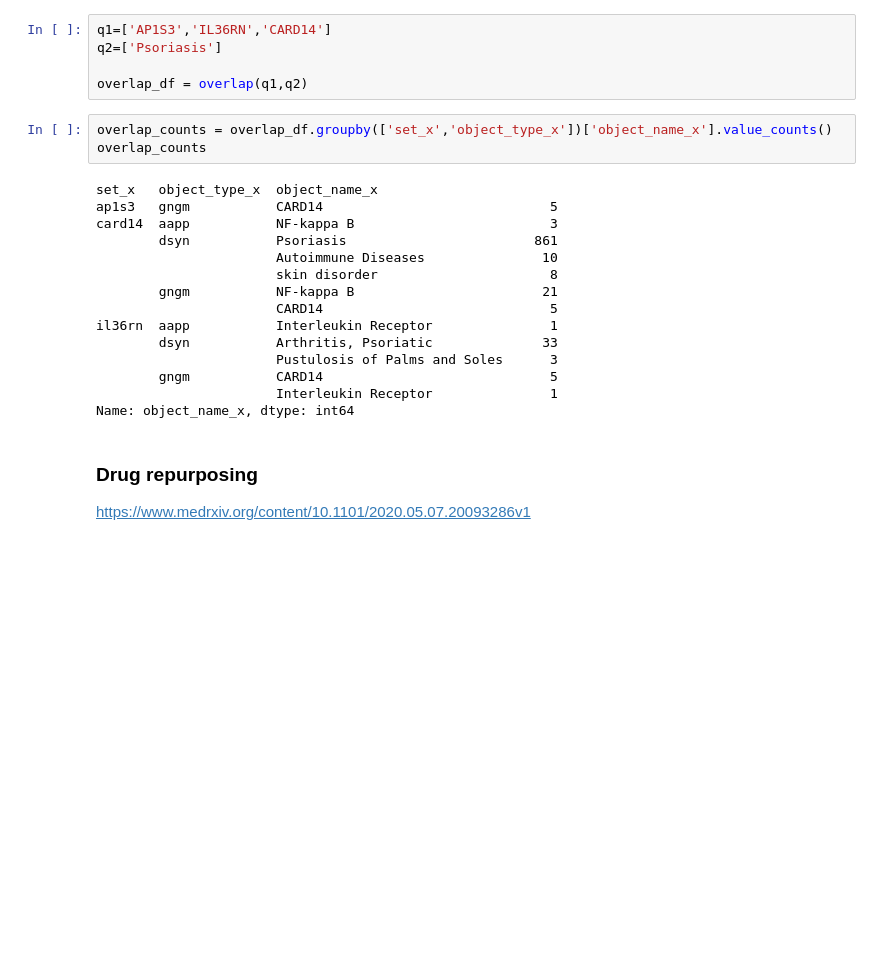
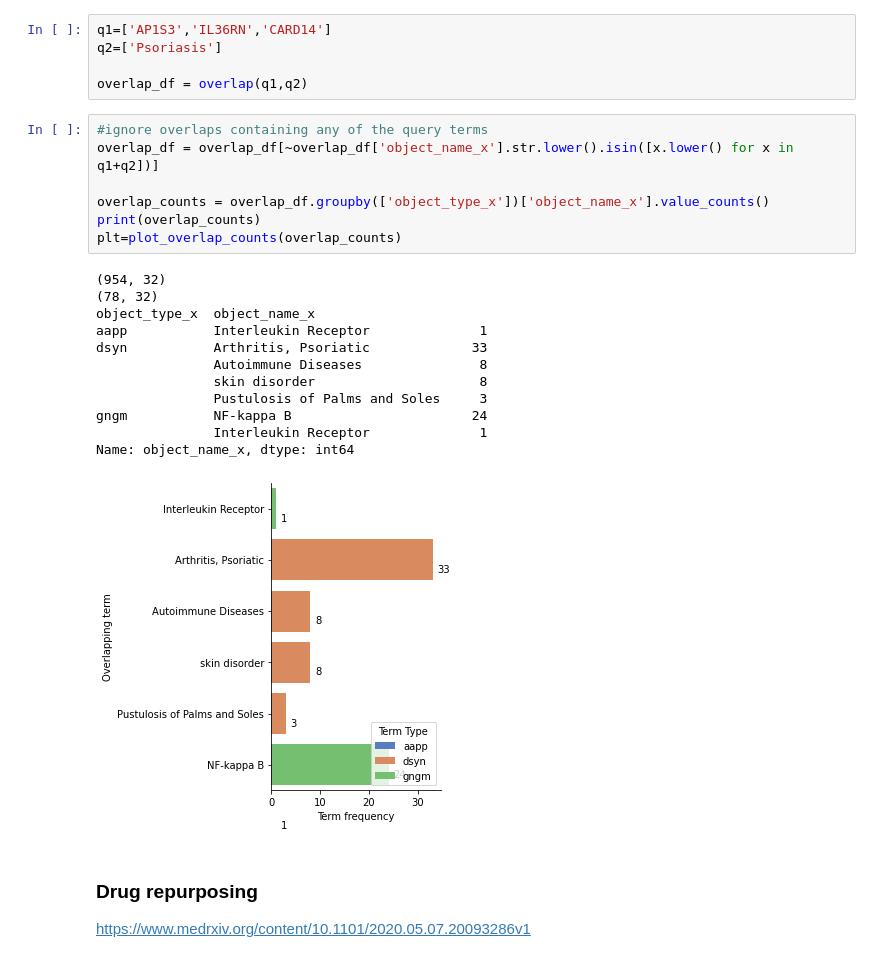
Before and after one commit to MRCIEU/MELODI-Presto, a Jupyter notebook: notebooks/use-cases.ipynb, the cells around one changed output. Cells and saved outputs as stored; diff of their text form; blank space fills up the shorter version.

Commit message:
adding overlap plot

```diff
--- a/notebooks/use-cases.ipynb
+++ b/notebooks/use-cases.ipynb
@@ -25,24 +25,26 @@ q1=['AP1S3','IL36RN','CARD14']
 q2=['Psoriasis']
 
 overlap_df = overlap(q1,q2)
-# %%
-overlap_counts = overlap_df.groupby(['set_x','object_type_x'])['object_name_x'].value_counts()
-overlap_counts
-# %% [output]
-set_x   object_type_x  object_name_x
-ap1s3   gngm           CARD14                             5
-card14  aapp           NF-kappa B                         3
-        dsyn           Psoriasis                        861
-                       Autoimmune Diseases               10
-                       skin disorder                      8
-        gngm           NF-kappa B                        21
-                       CARD14                             5
-il36rn  aapp           Interleukin Receptor               1
-        dsyn           Arthritis, Psoriatic              33
-                       Pustulosis of Palms and Soles      3
-        gngm           CARD14                             5
-                       Interleukin Receptor               1
-Name: object_name_x, dtype: int64
+# %%
+#ignore overlaps containing any of the query terms
+overlap_df = overlap_df[~overlap_df['object_name_x'].str.lower().isin([x.lower() for x in q1+q2])]
+
+overlap_counts = overlap_df.groupby(['object_type_x'])['object_name_x'].value_counts()
+print(overlap_counts)
+plt=plot_overlap_counts(overlap_counts)
+# %% [output]
+(954, 32)
+(78, 32)
+object_type_x  object_name_x
+aapp           Interleukin Receptor              1
+dsyn           Arthritis, Psoriatic             33
+               Autoimmune Diseases               8
+               skin disorder                     8
+               Pustulosis of Palms and Soles     3
+gngm           NF-kappa B                       24
+               Interleukin Receptor              1
+Name: object_name_x, dtype: int64
+[figure, added]
 # %% [markdown]
 ### Drug repurposing
 
```
Also changed, not shown: parts of 4 cells of this notebook, 2 other files.
